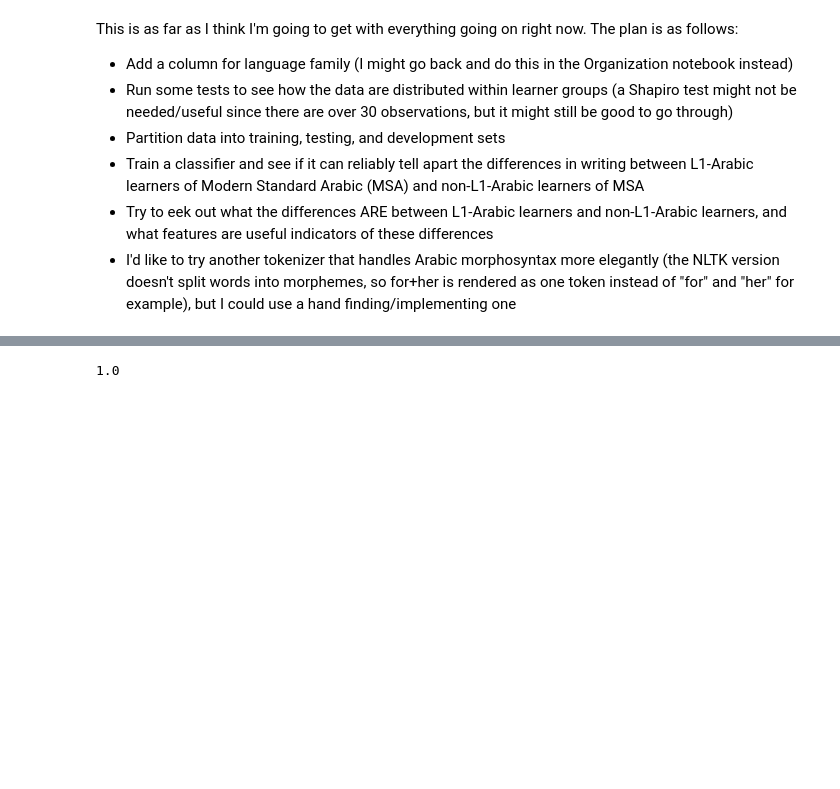
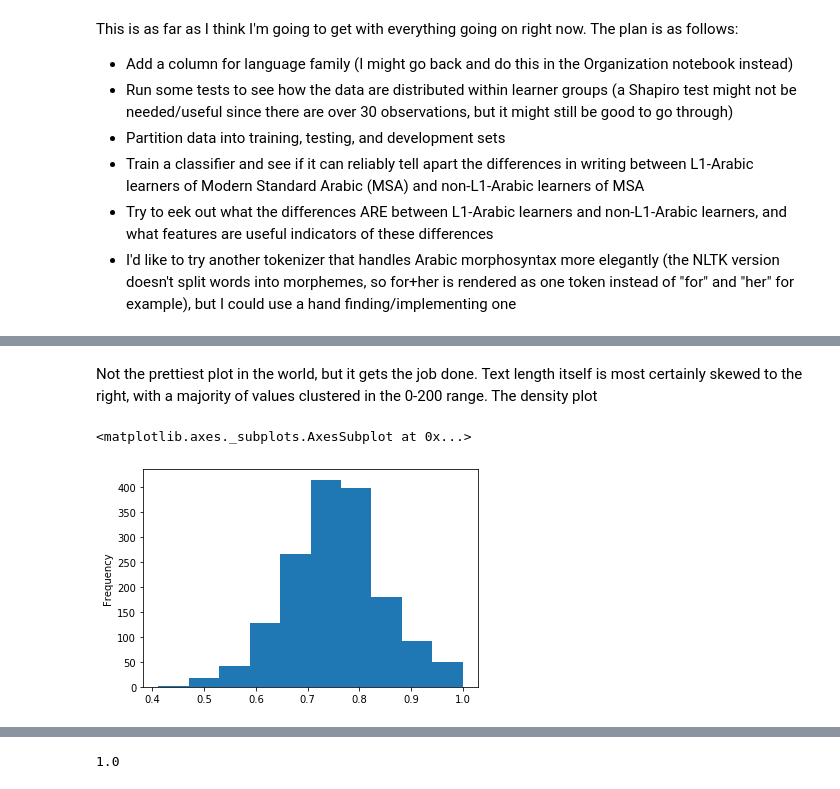
Before and after one commit to AnthonyVerardi/Arabic-Learner-Corpus-Considerations, a Jupyter notebook: Notebooks/ALC_Data_Analysis.ipynb, the cells around one changed output, grey strips where cells are left out. Saved outputs shown, nothing was run; the diff lists cells and outputs as text; code cells hidden in the pictures; blank space fills up the shorter version.

```diff
--- a/Notebooks/ALC_Data_Analysis.ipynb
+++ b/Notebooks/ALC_Data_Analysis.ipynb
@@ -69,0 +148,7 @@ S942_T1_M_Uni_NAS_S_C      1086         1  0.583794
+# %% [markdown]
+Not the prettiest plot in the world, but it gets the job done. Text length itself is most certainly skewed to the right, with a majority of values clustered in the 0-200 range. The density plot
+# %%
+df['TTR'].plot.hist()
+# %% [output]
+<matplotlib.axes._subplots.AxesSubplot at 0x...>
+[figure, added]
```
Also changed, not shown: parts of 15 cells of this notebook, 1 other file.
